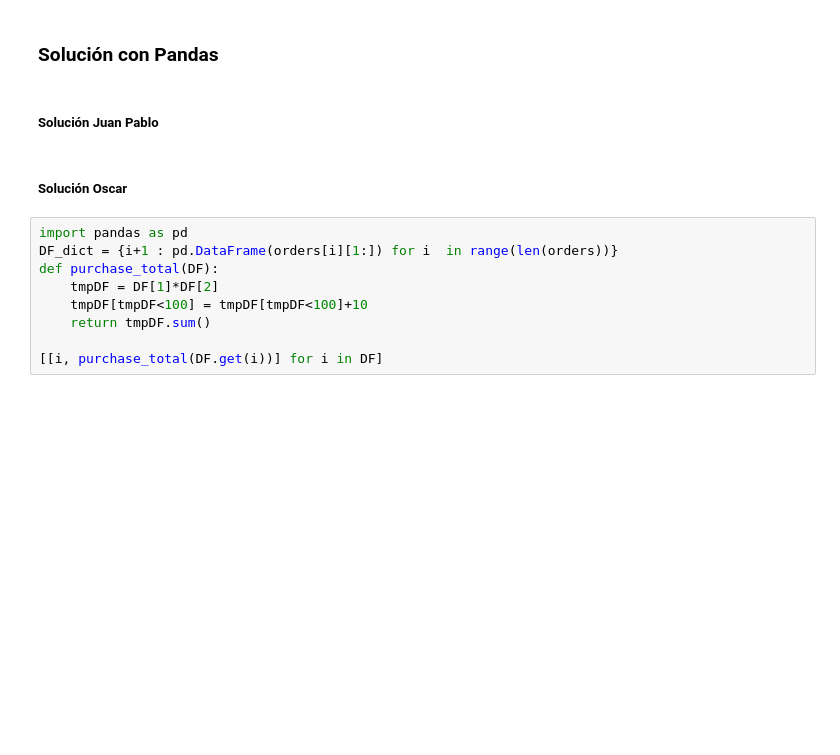
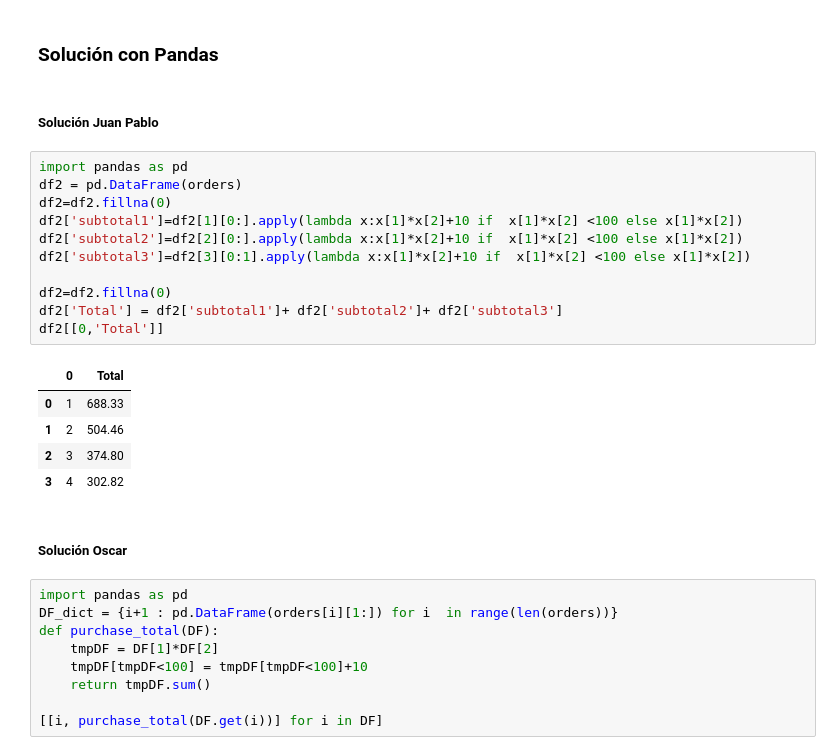
Before and after one commit to OscarFlores-IFi/SPF-2021-Tareas, a Jupyter notebook: Tareas/Tarea2.ipynb, the cells around one changed output. Saved outputs shown, nothing was run; the diff lists cells and outputs as text; blank space fills up the shorter version.

```diff
--- a/Tareas/Tarea2.ipynb
+++ b/Tareas/Tarea2.ipynb
@@ -804,6 +833,23 @@ list(map(mult_n_sum,orders))
 ### Solución con Pandas
 # %% [markdown]
 ##### Solución Juan Pablo
+# %%
+import pandas as pd
+df2 = pd.DataFrame(orders)
+df2=df2.fillna(0)
+df2['subtotal1']=df2[1][0:].apply(lambda x:x[1]*x[2]+10 if  x[1]*x[2] <100 else x[1]*x[2])
+df2['subtotal2']=df2[2][0:].apply(lambda x:x[1]*x[2]+10 if  x[1]*x[2] <100 else x[1]*x[2])
+df2['subtotal3']=df2[3][0:1].apply(lambda x:x[1]*x[2]+10 if  x[1]*x[2] <100 else x[1]*x[2])
+
+df2=df2.fillna(0)
+df2['Total'] = df2['subtotal1']+ df2['subtotal2']+ df2['subtotal3']
+df2[[0,'Total']]
+# %% [output]
+|  | 0 | Total |
+| 0 | 1 | 688.33 |
+| 1 | 2 | 504.46 |
+| 2 | 3 | 374.80 |
+| 3 | 4 | 302.82 |
 # %% [markdown]
 ##### Solución Oscar
 # %%
```
Also changed, not shown: parts of 12 cells of this notebook.
